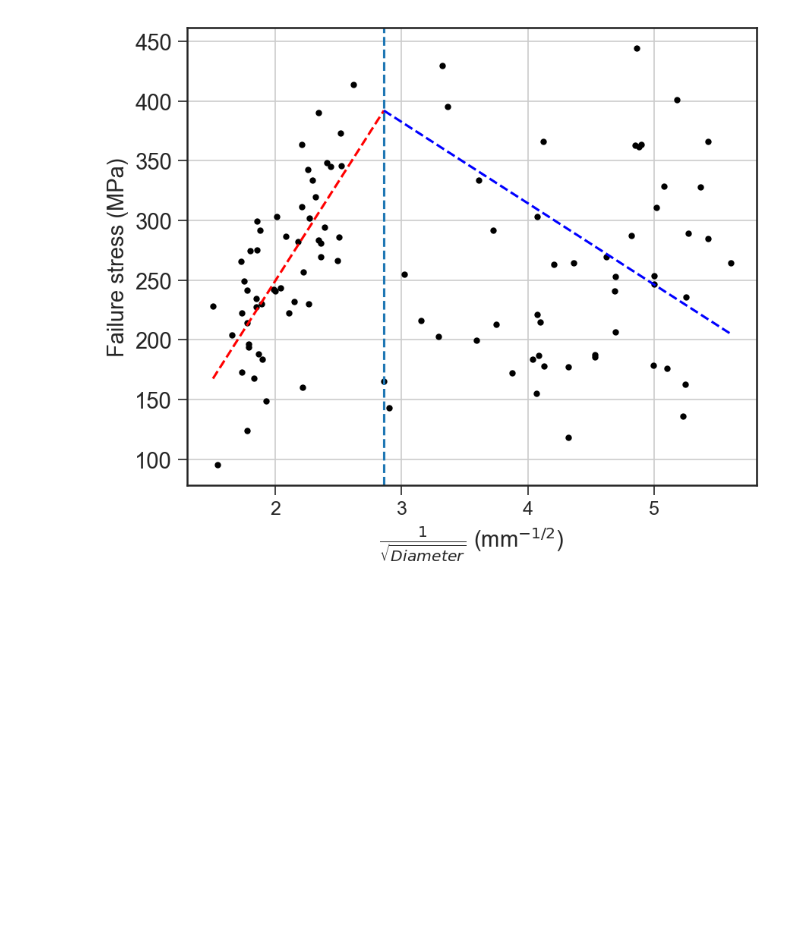
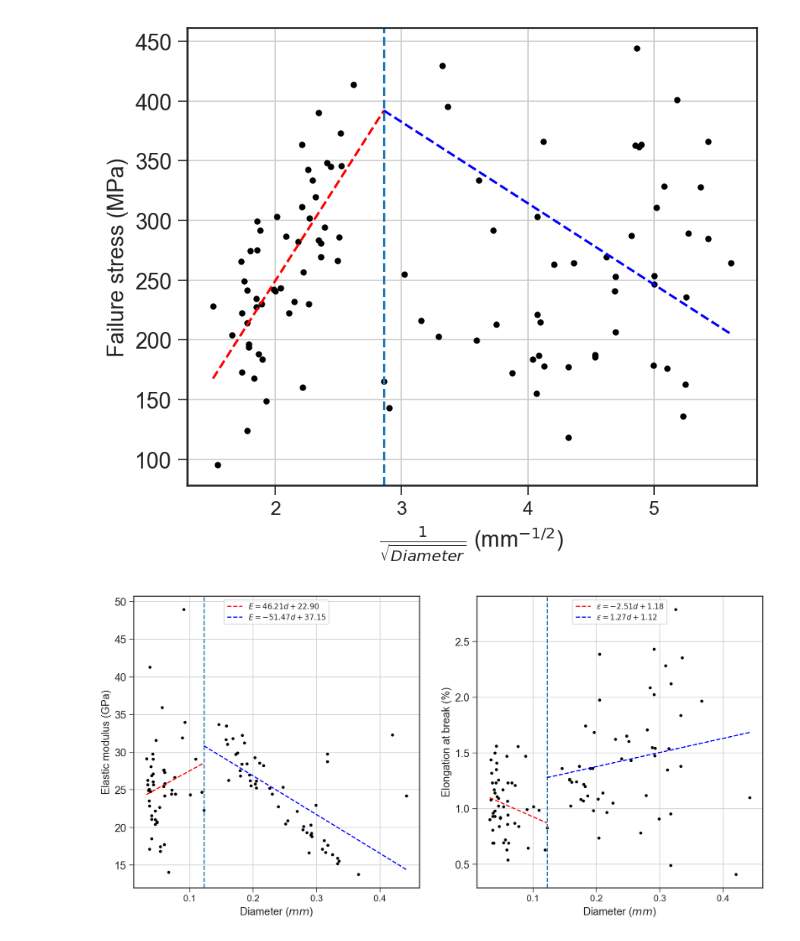
Before and after one commit to Mackus101/GlassMechAnalysis, a Jupyter notebook: analyse_fibres.ipynb, the cells around one changed output. Saved outputs shown, nothing was run; the diff lists cells and outputs as text; code cells hidden in the pictures; blank space fills up the shorter version.

Commit message:
stiffness now has actual breakpoint

```diff
--- a/analyse_fibres.ipynb
+++ b/analyse_fibres.ipynb
@@ -2015,0 +2012,4 @@ fig.tight_layout()
+# %%
+dual_stiffness(fibre_data, griffith_fit_data["breakpoint"]**(-2))
+# %% [output]
+[figure, added]
```
Also changed, not shown: parts of 3 cells of this notebook, 1 other file.
